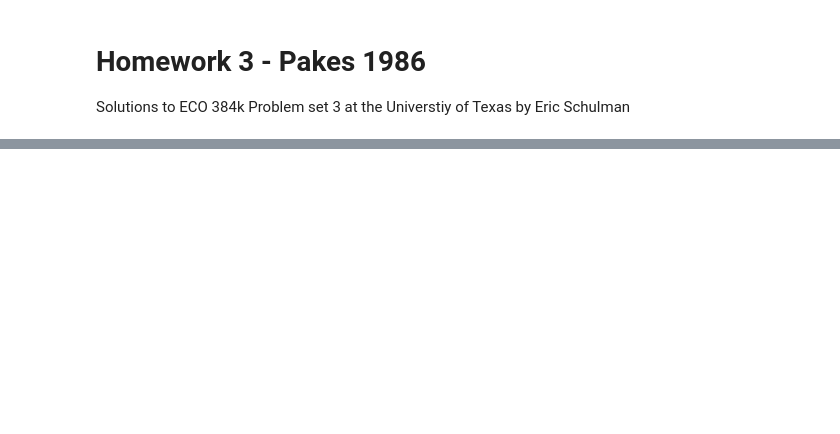
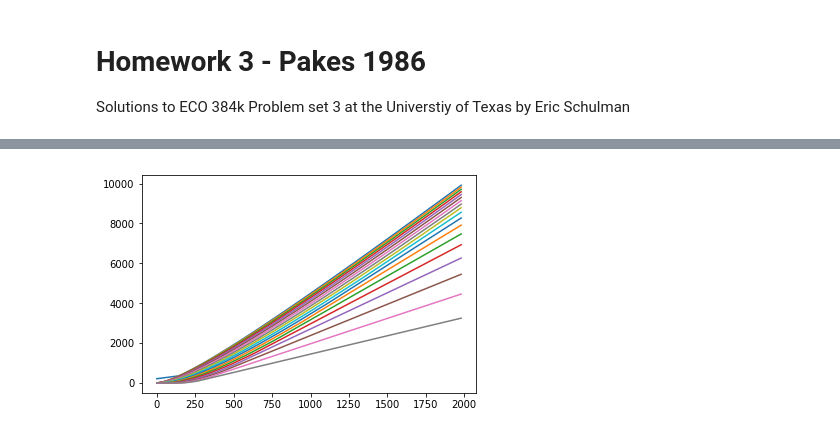
Before and after one commit to ericschulman/struct, a Jupyter notebook: hw3_io/Pakes.ipynb, the cells around one changed output, grey strips where cells are left out. Cells and saved outputs as stored; diff of their text form; code cells hidden in the pictures; blank space fills up the shorter version.

```diff
--- a/hw3_io/Pakes.ipynb
+++ b/hw3_io/Pakes.ipynb
@@ -40,0 +149,7 @@ states = np.array(range(0,2000,20))
+# %%
+#graph cutoffs function - Schedule 2
+V =  memoize_value(sched_2,2)
+for i in range(18):
+    plt.plot(STATES, V[i])
+# %% [output]
+[figure, added]
```
Also changed, not shown: parts of 10 cells of this notebook.
